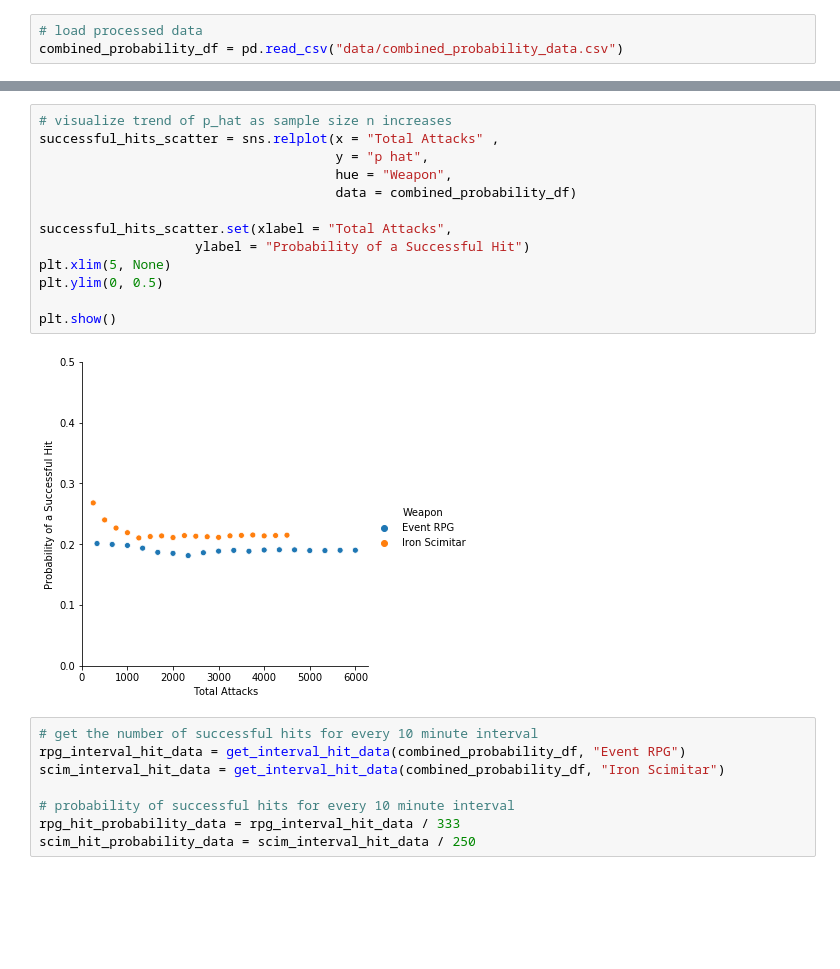
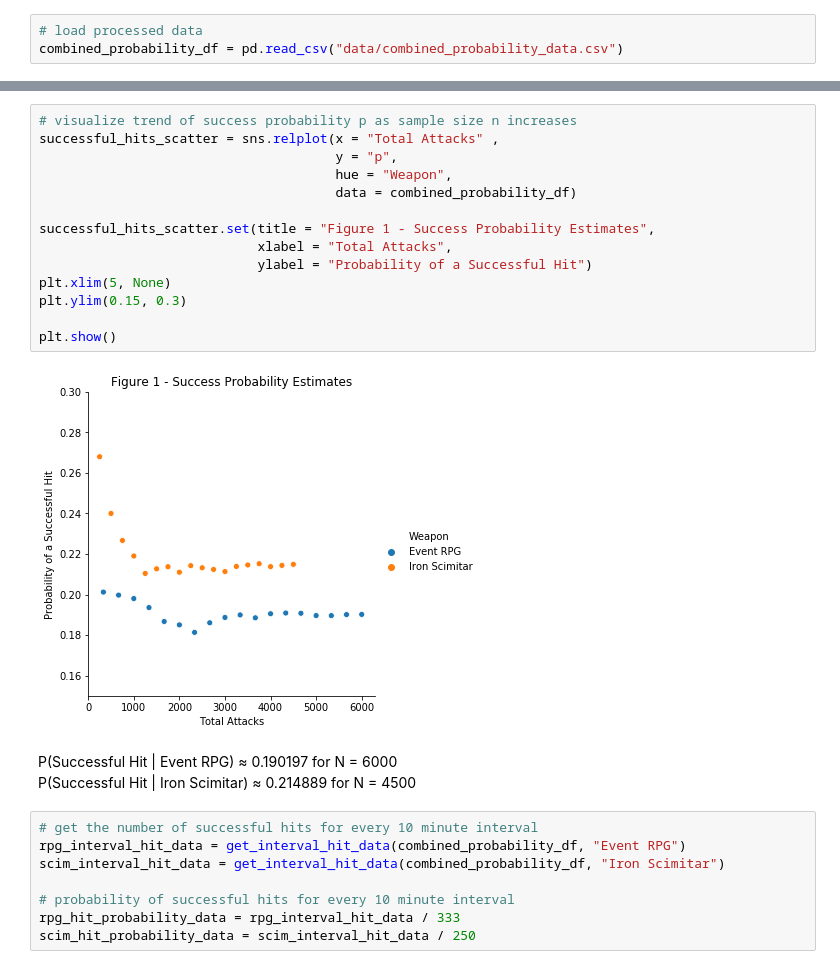
Before and after one commit to ys-lin14/OSRS-Analysis, a Jupyter notebook: probability.ipynb, the cells around one changed output, grey strips where cells are left out. Cells and saved outputs as stored; diff of their text form; blank space fills up the shorter version.

```diff
--- a/probability.ipynb
+++ b/probability.ipynb
@@ -109,18 +108,23 @@ p_hat: 0.214889
 # %%
-# visualize trend of p_hat as sample size n increases
+# visualize trend of success probability p as sample size n increases
 successful_hits_scatter = sns.relplot(x = "Total Attacks" ,
-                                      y = "p hat",
+                                      y = "p",
                                       hue = "Weapon",
                                       data = combined_probability_df)
 
-successful_hits_scatter.set(xlabel = "Total Attacks",
-                    ylabel = "Probability of a Successful Hit")
+successful_hits_scatter.set(title = "Figure 1 - Success Probability Estimates",
+                            xlabel = "Total Attacks",
+                            ylabel = "Probability of a Successful Hit")
 plt.xlim(5, None)
-plt.ylim(0, 0.5)
+plt.ylim(0.15, 0.3)
 
 plt.show()
 # %% [output]
-[figure, old version]
+[figure, new version]
+# %% [markdown]
+P(Successful Hit | Event RPG) ≈ 0.190197 for N = 6000
+<br>
+P(Successful Hit | Iron Scimitar) ≈ 0.214889 for N = 4500
 # %%
 # get the number of successful hits for every 10 minute interval
 rpg_interval_hit_data = get_interval_hit_data(combined_probability_df, "Event RPG")
```
Also changed, not shown: parts of 8 cells of this notebook, 1 other file.
